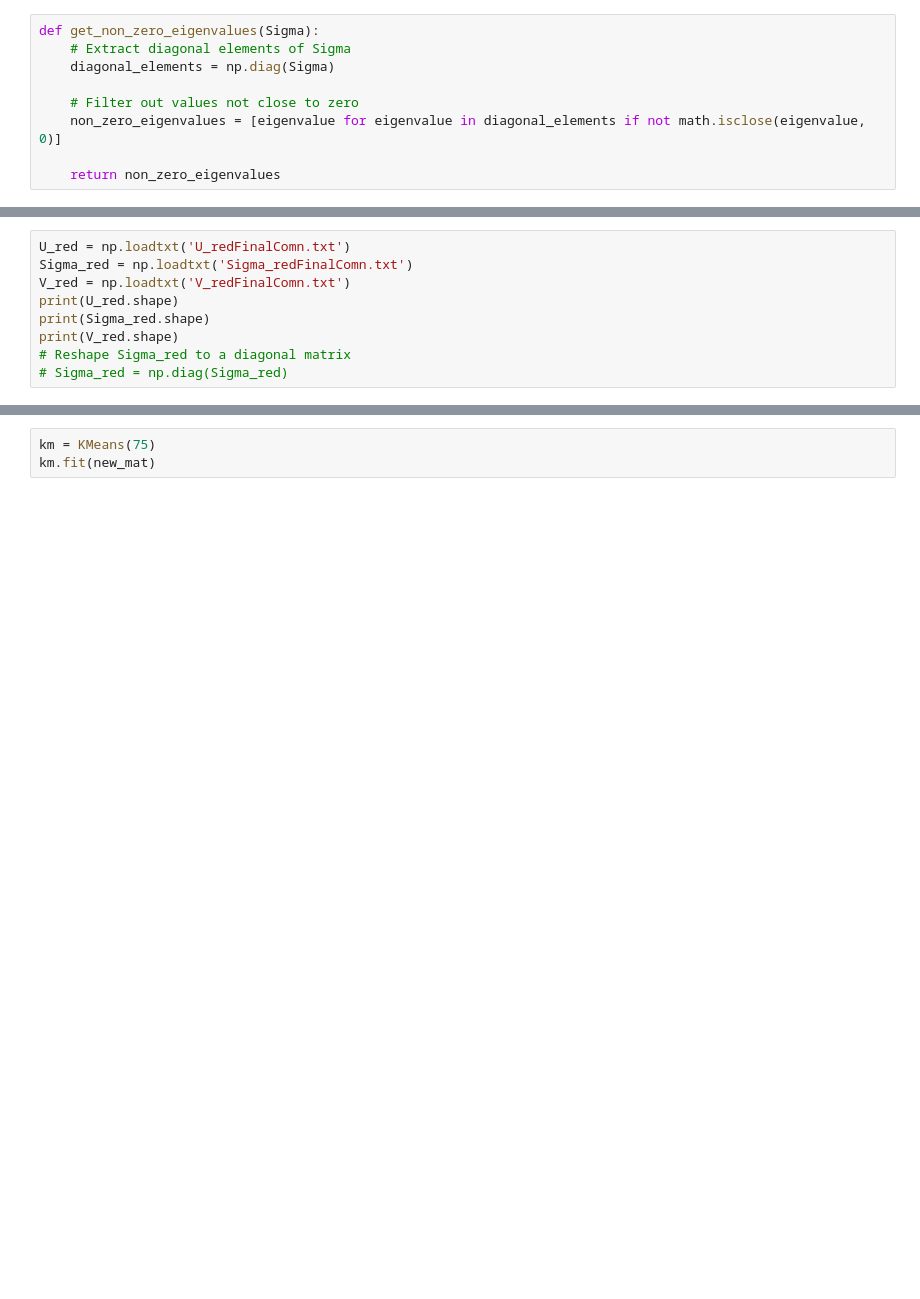
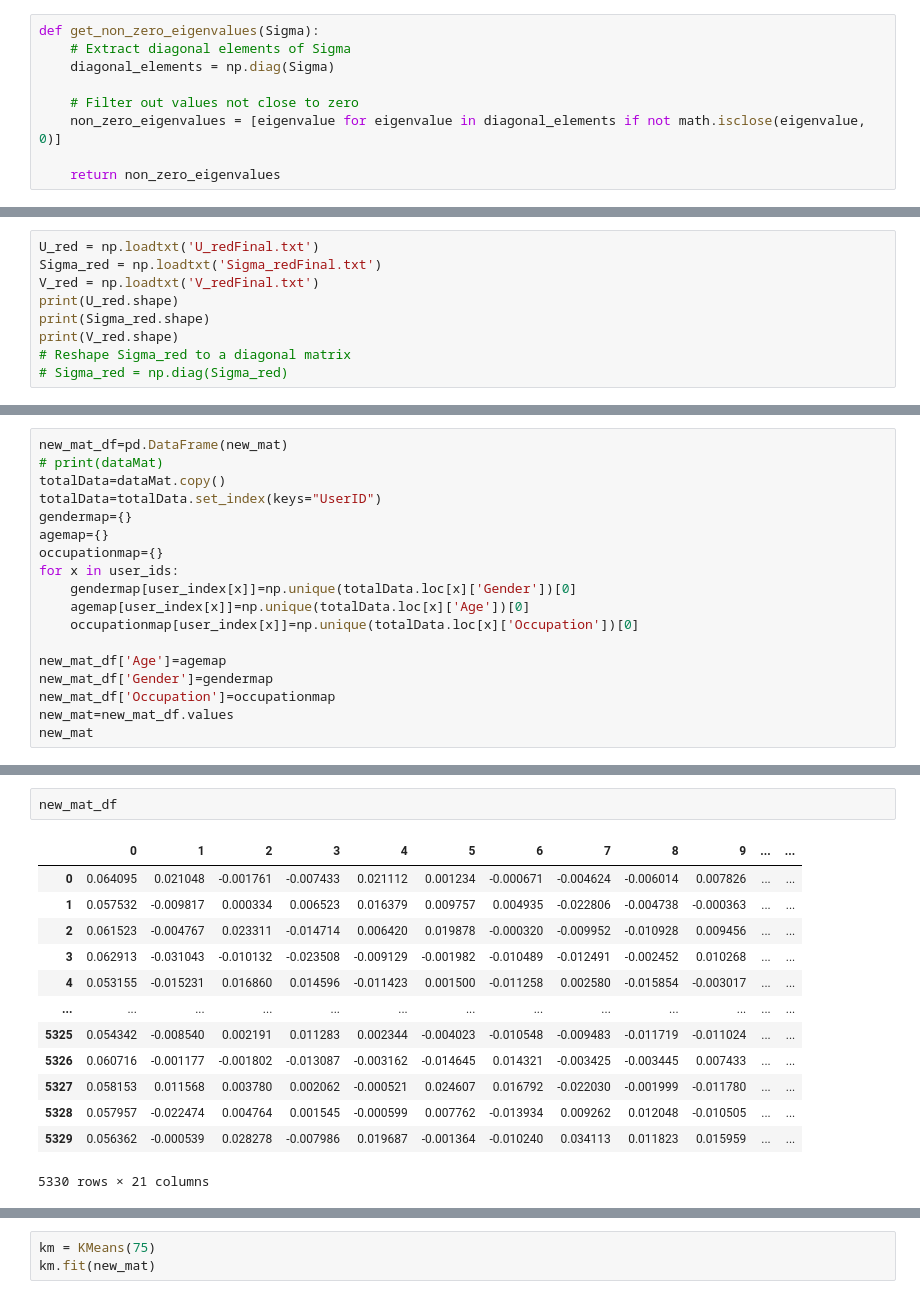
Before and after one commit to RecSys-The-Hood/MiniProject, a Jupyter notebook: SVD_Kmeans++Entire.ipynb, the cells around one changed output, grey strips where cells are left out. Cells and saved outputs as stored; diff of their text form; blank space fills up the shorter version.

```diff
--- a/SVD_Kmeans++Entire.ipynb
+++ b/SVD_Kmeans++Entire.ipynb
@@ -223,7 +305,7 @@ np.savetxt('V_redFinalComn.txt', V_red)
 # %%
-U_red = np.loadtxt('U_redFinalComn.txt')
-Sigma_red = np.loadtxt('Sigma_redFinalComn.txt')
-V_red = np.loadtxt('V_redFinalComn.txt')
+U_red = np.loadtxt('U_redFinal.txt')
+Sigma_red = np.loadtxt('Sigma_redFinal.txt')
+V_red = np.loadtxt('V_redFinal.txt')
 print(U_red.shape)
 print(Sigma_red.shape)
 print(V_red.shape)
@@ -267,0 +357,18 @@ array([[ 0.01489812,  0.01247048, -0.00641913, ...,  0.01468442,
+# %%
+new_mat_df=pd.DataFrame(new_mat)
+# print(dataMat)
+totalData=dataMat.copy()
+totalData=totalData.set_index(keys="UserID")
+gendermap={}
+agemap={}
+occupationmap={}
+for x in user_ids:
+    gendermap[user_index[x]]=np.unique(totalData.loc[x]['Gender'])[0]
+    agemap[user_index[x]]=np.unique(totalData.loc[x]['Age'])[0]
+    occupationmap[user_index[x]]=np.unique(totalData.loc[x]['Occupation'])[0]
+
+new_mat_df['Age']=agemap
+new_mat_df['Gender']=gendermap
+new_mat_df['Occupation']=occupationmap
+new_mat=new_mat_df.values
+new_mat
@@ -268,2 +389,18 @@ array([[ 0.01489812,  0.01247048, -0.00641913, ...,  0.01468442,
+# %%
+new_mat_df
+# %% [output]
+|  | 0 | 1 | 2 | 3 | 4 | 5 | 6 | 7 | 8 | 9 | ... | ... |
+| 0 | 0.064095 | 0.021048 | -0.001761 | -0.007433 | 0.021112 | 0.001234 | -0.000671 | -0.004624 | -0.006014 | 0.007826 | ... | ... |
+| 1 | 0.057532 | -0.009817 | 0.000334 | 0.006523 | 0.016379 | 0.009757 | 0.004935 | -0.022806 | -0.004738 | -0.000363 | ... | ... |
+| 2 | 0.061523 | -0.004767 | 0.023311 | -0.014714 | 0.006420 | 0.019878 | -0.000320 | -0.009952 | -0.010928 | 0.009456 | ... | ... |
+| 3 | 0.062913 | -0.031043 | -0.010132 | -0.023508 | -0.009129 | -0.001982 | -0.010489 | -0.012491 | -0.002452 | 0.010268 | ... | ... |
+| 4 | 0.053155 | -0.015231 | 0.016860 | 0.014596 | -0.011423 | 0.001500 | -0.011258 | 0.002580 | -0.015854 | -0.003017 | ... | ... |
+| ... | ... | ... | ... | ... | ... | ... | ... | ... | ... | ... | ... | ... |
+| 5325 | 0.054342 | -0.008540 | 0.002191 | 0.011283 | 0.002344 | -0.004023 | -0.010548 | -0.009483 | -0.011719 | -0.011024 | ... | ... |
+| 5326 | 0.060716 | -0.001177 | -0.001802 | -0.013087 | -0.003162 | -0.014645 | 0.014321 | -0.003425 | -0.003445 | 0.007433 | ... | ... |
+| 5327 | 0.058153 | 0.011568 | 0.003780 | 0.002062 | -0.000521 | 0.024607 | 0.016792 | -0.022030 | -0.001999 | -0.011780 | ... | ... |
+| 5328 | 0.057957 | -0.022474 | 0.004764 | 0.001545 | -0.000599 | 0.007762 | -0.013934 | 0.009262 | 0.012048 | -0.010505 | ... | ... |
+| 5329 | 0.056362 | -0.000539 | 0.028278 | -0.007986 | 0.019687 | -0.001364 | -0.010240 | 0.034113 | 0.011823 | 0.015959 | ... | ... |
+5330 rows × 21 columns
 # %%
 # elbow_method(new_mat,120,3)
```
Also changed, not shown: parts of 19 cells of this notebook, 1 other file.
